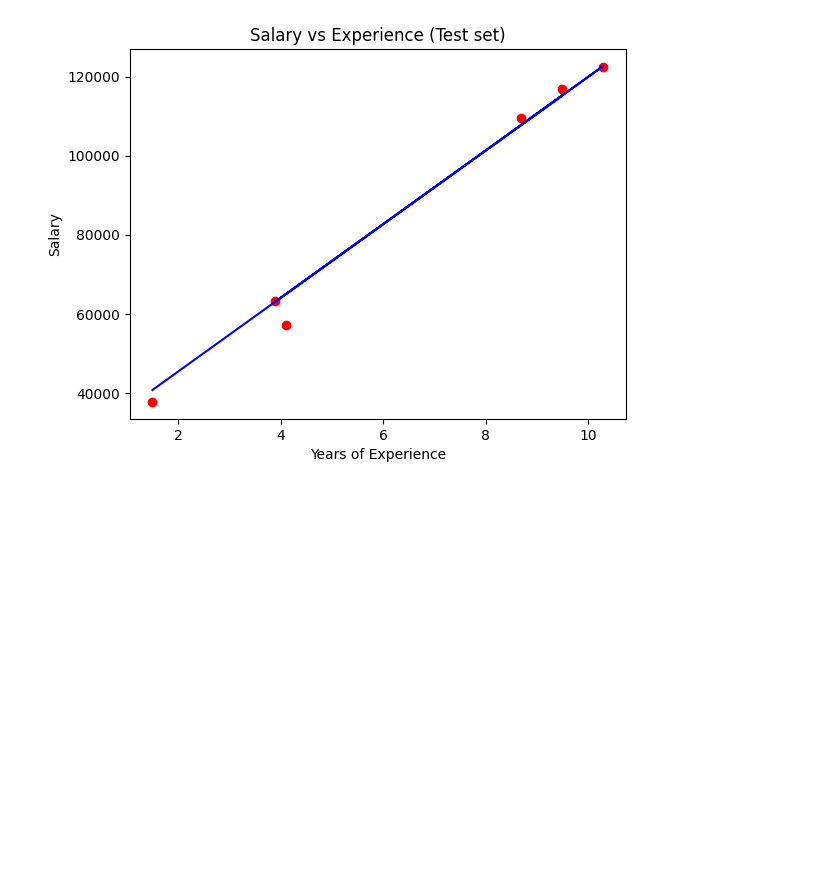
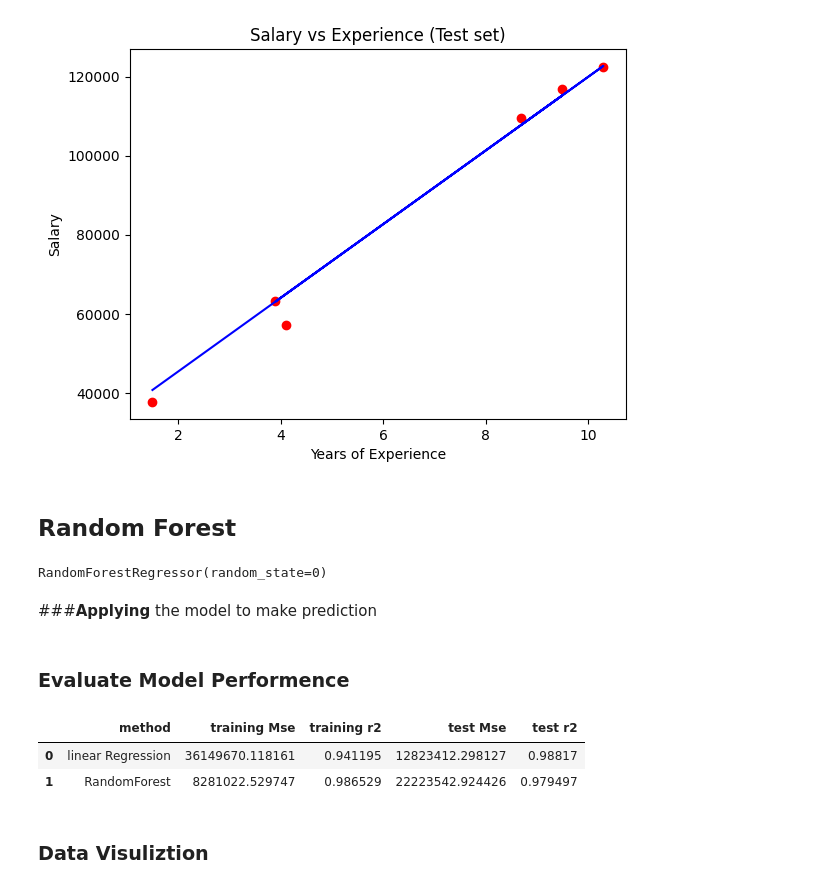
Before and after one commit to NishanaAsgar/Machine-learning, a Jupyter notebook: Project_1_(Salary).ipynb, the cells around one changed output. Saved outputs shown, nothing was run; the diff lists cells and outputs as text; code cells hidden in the pictures; blank space fills up the shorter version.

```diff
--- a/Project_1_(Salary).ipynb
+++ b/Project_1_(Salary).ipynb
@@ -85,3 +85,37 @@ plt.show()
 # %% [output]
 [figure]
 [figure]
+# %% [markdown]
+## **Random Forest**
+# %%
+from sklearn.ensemble import RandomForestRegressor
+rf=RandomForestRegressor(random_state=0)
+rf.fit(x_train,y_train)
+# %% [output]
+RandomForestRegressor(random_state=0)
+# %% [markdown]
+###**Applying** the model to make prediction
+# %%
+y_train_rf_pred=rf.predict(x_train)
+y_test_rf_pred=rf.predict(x_test)
+# %% [markdown]
+### **Evaluate Model Performence**
+# %%
+from sklearn.metrics import mean_squared_error,r2_score
+
+rf_train_mse=mean_squared_error(y_train,y_train_rf_pred)
+rf_train_r2=r2_score(y_train,y_train_rf_pred)
+
+rf_test_mse=mean_squared_error(y_test,y_test_rf_pred)
+rf_test_r2=r2_score(y_test,y_test_rf_pred)
+
+rf_result=pd.DataFrame(["RandomForest",rf_train_mse,rf_train_r2,rf_test_mse,rf_test_r2]).transpose()
+rf_result.columns=["method","training Mse","training r2","test Mse","test r2"]
+df=pd.concat([lr_result,rf_result]).reset_index(drop=True)
+df
+# %% [output]
+|  | method | training Mse | training r2 | test Mse | test r2 |
+| 0 | linear Regression | 36149670.118161 | 0.941195 | 12823412.298127 | 0.98817 |
+| 1 | RandomForest | 8281022.529747 | 0.986529 | 22223542.924426 | 0.979497 |
+# %% [markdown]
+### **Data Visuliztion**
```
Also changed, not shown: parts of 3 cells of this notebook.
